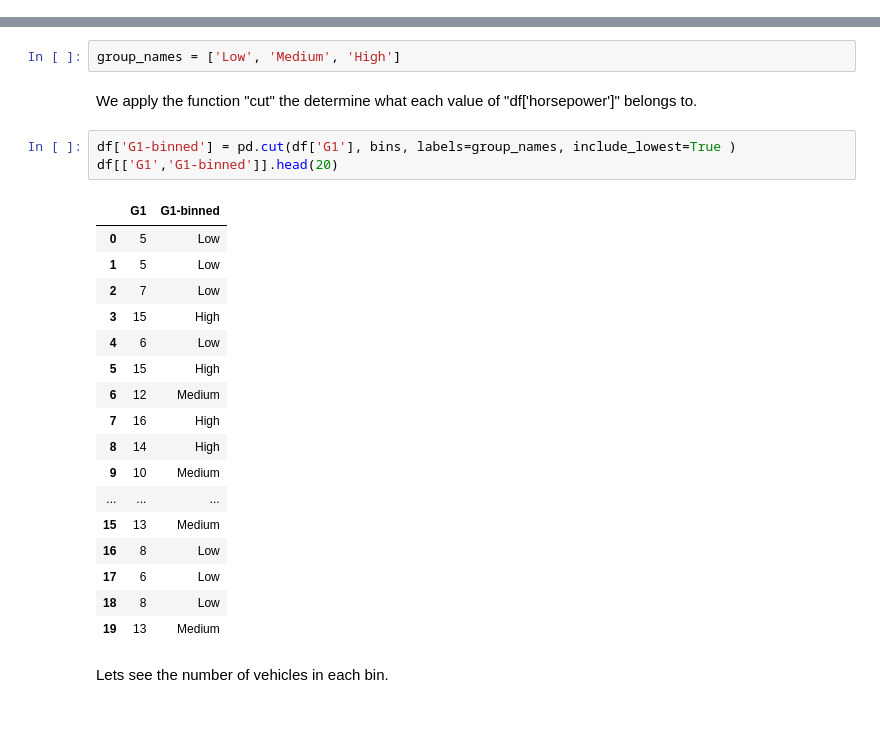
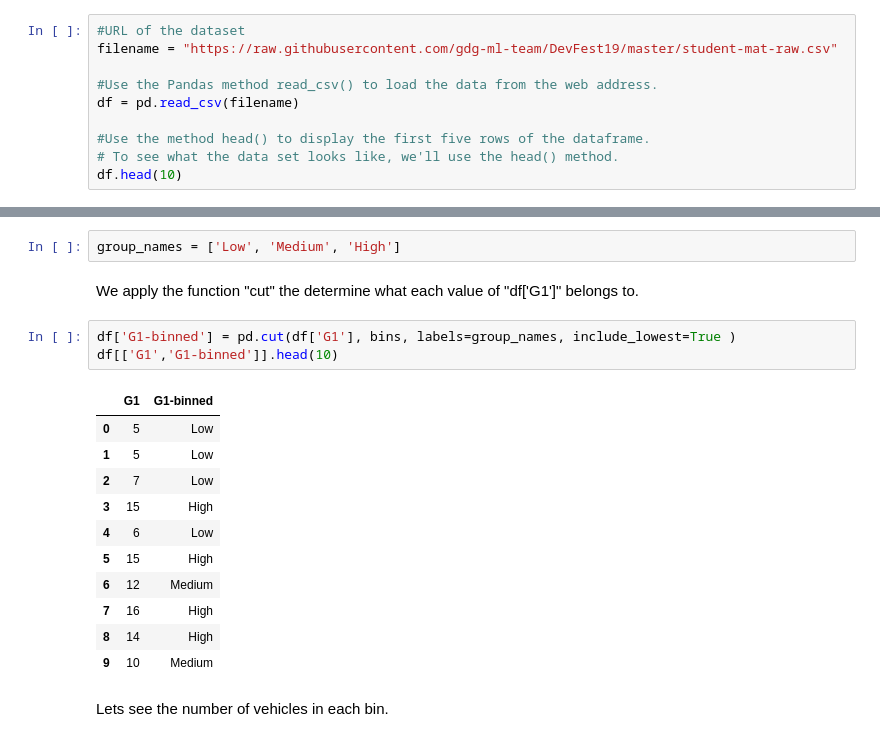
Before and after one commit to gdg-ml-team/DevFest19, a Jupyter notebook: Pre_processing_Data.ipynb, the cells around one changed output, grey strips where cells are left out. Saved outputs shown, nothing was run; the diff lists cells and outputs as text.

```diff
--- a/Pre_processing_Data.ipynb
+++ b/Pre_processing_Data.ipynb
@@ -53,0 +26,10 @@ df.head(10)
+# %%
+#URL of the dataset
+filename = "https://raw.githubusercontent.com/gdg-ml-team/DevFest19/master/student-mat-raw.csv"
+
+#Use the Pandas method read_csv() to load the data from the web address.
+df = pd.read_csv(filename)
+
+#Use the method head() to display the first five rows of the dataframe.
+# To see what the data set looks like, we'll use the head() method.
+df.head(10)
@@ -467,28 +459,22 @@ array([ 3.        ,  8.33333333, 13.66666667, 19.        ])
 # %%
 group_names = ['Low', 'Medium', 'High']
 # %% [markdown]
- We apply the function "cut" the determine what each value of "df['horsepower']" belongs to.
+ We apply the function "cut" the determine what each value of "df['G1']" belongs to.
 # %%
 df['G1-binned'] = pd.cut(df['G1'], bins, labels=group_names, include_lowest=True )
-df[['G1','G1-binned']].head(20)
+df[['G1','G1-binned']].head(10)
 # %% [output]
 |  | G1 | G1-binned |
 | 0 | 5 | Low |
 | 1 | 5 | Low |
 | 2 | 7 | Low |
 | 3 | 15 | High |
 | 4 | 6 | Low |
 | 5 | 15 | High |
 | 6 | 12 | Medium |
 | 7 | 16 | High |
 | 8 | 14 | High |
 | 9 | 10 | Medium |
-| ... | ... | ... |
-| 15 | 13 | Medium |
-| 16 | 8 | Low |
-| 17 | 6 | Low |
-| 18 | 8 | Low |
-| 19 | 13 | Medium |
 # %% [markdown]
 Lets see the number of vehicles in each bin.
 # %%
```
Also changed, not shown: parts of 31 cells of this notebook.
